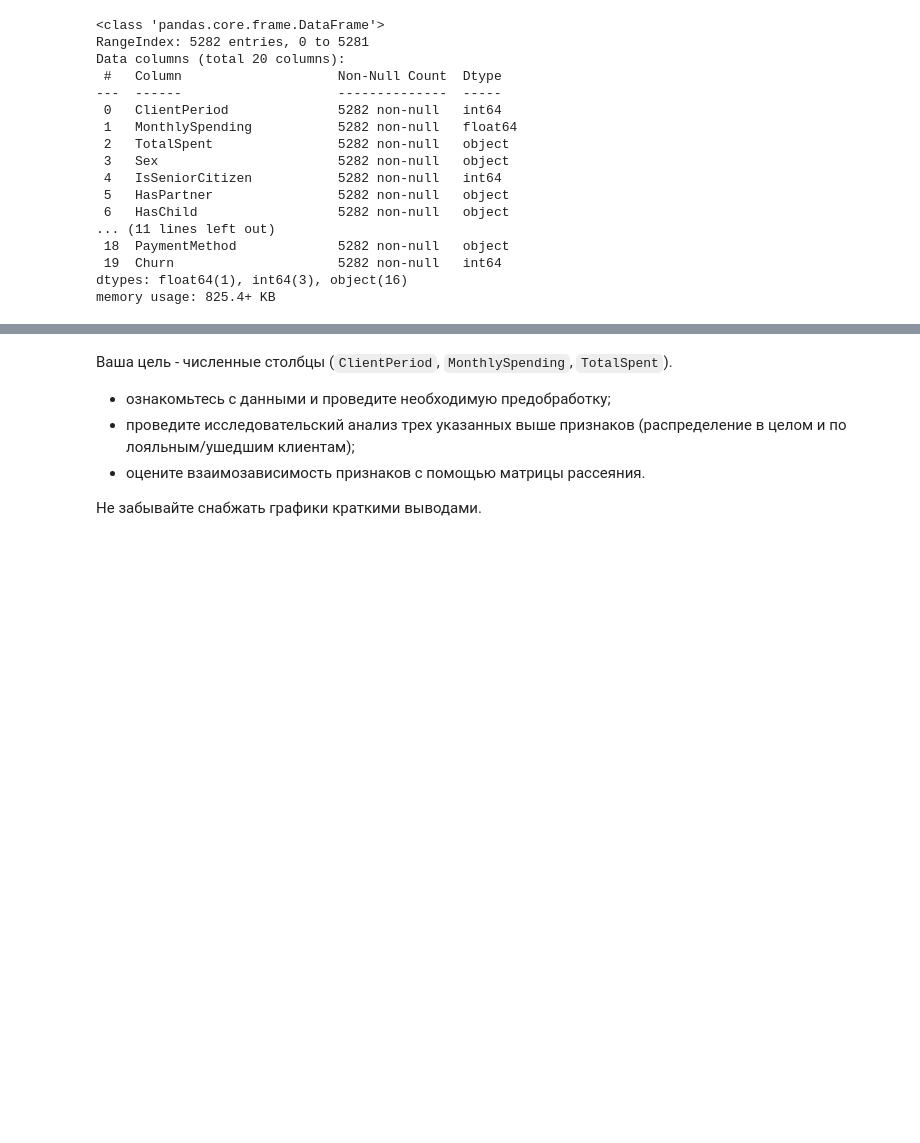
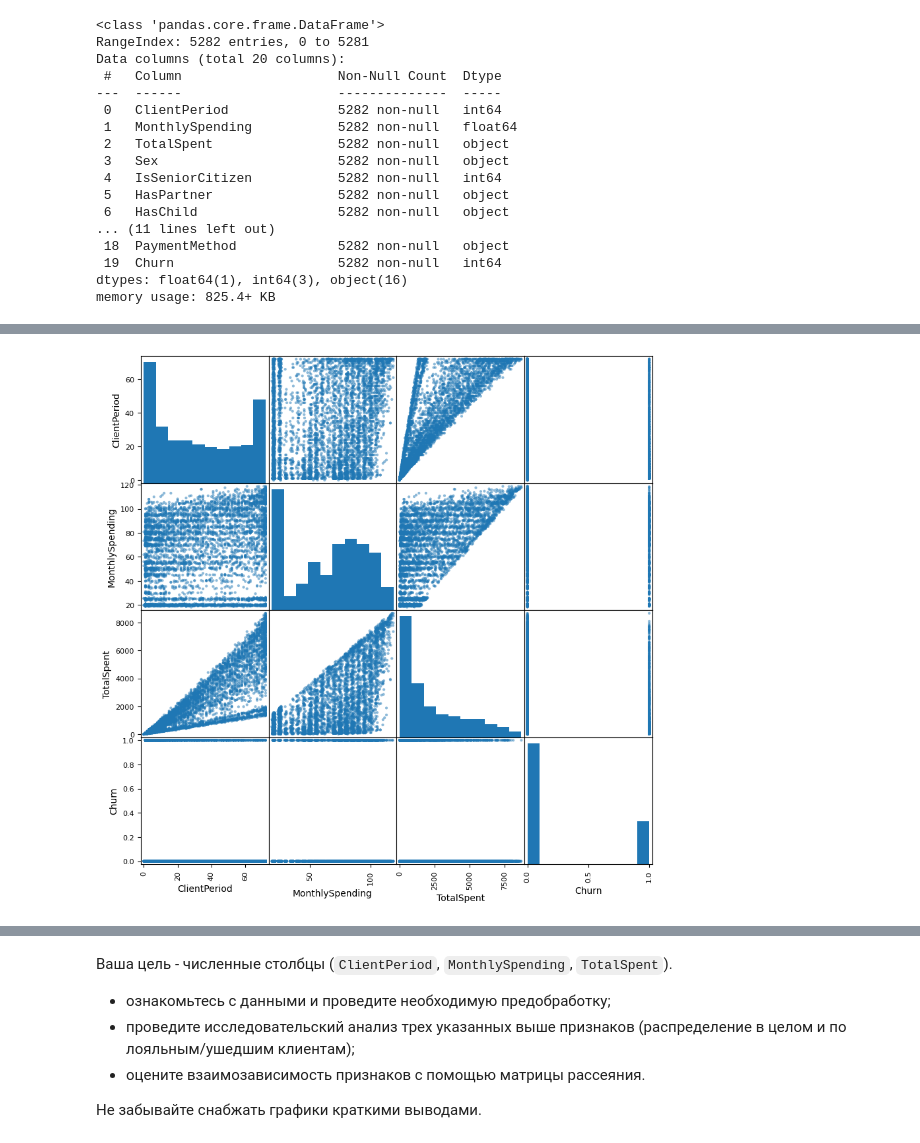
Before and after one commit to brunoyamtest/SC420-3007-1, a Jupyter notebook: 04 - eda.ipynb, the cells around one changed output, grey strips where cells are left out. Cells and saved outputs as stored; diff of their text form; code cells hidden in the pictures; blank space fills up the shorter version.

```diff
--- a/04 - eda.ipynb
+++ b/04 - eda.ipynb
@@ -391,7 +418,10 @@ df.head()
 | 3 | 32 | 79.30 | 2570 | Female | 1 | Yes | No | ... |
 | 4 | 60 | 115.25 | 6758.45 | Female | 0 | Yes | Yes | ... |
 # %%
-df.info()
+df_clean = df.copy()
+df_clean.isna()
+#
+df_clean.info()
 # %% [output]
 <class 'pandas.core.frame.DataFrame'>
 RangeIndex: 5282 entries, 0 to 5281
@@ -410,3 +440,9 @@ Data columns (total 20 columns):
  19  Churn                     5282 non-null   int64
 dtypes: float64(1), int64(3), object(16)
 memory usage: 825.4+ KB
+# %%
+# Из info() стало известно что интересующий нас столец 'TotalSpent' имеет тип object,
+#и далее при попытке преоббраования в числовой тип ббыло ее выявено что в некоторых строках есть пробелы.
+# Заменяем проелы на 0, и преобрауем в 'float'
+df_clean['TotalSpent'] = df_clean['TotalSpent'].apply(lambda x: x.replace(' ', '0')).astype('float')
+df_clean.info()
@@ -413,6 +467,7 @@ memory usage: 825.4+ KB
 # %%
-df = df.drop(['HasPartner', 'HasChild', 'HasPhoneService', 'HasMultiplePhoneNumbers', 'HasInternetService',
+# Удаление явно не нужных столбцов
+df_clean = df_clean.drop(['HasPartner', 'HasChild', 'HasPhoneService', 'HasMultiplePhoneNumbers', 'HasInternetService',
               'HasOnlineSecurityService', 'HasOnlineBackup', 'HasDeviceProtection',
               'HasTechSupportAccess', 'HasOnlineTV', 'HasMovieSubscription', 'HasContractPhone', 'IsBillingPaperless'], axis=1)
-df
+df_clean
 # %% [output]
@@ -419,0 +487,5 @@ KeyError: "['HasPartner', 'HasChild', 'HasPhoneService', 'HasMultiplePhoneNumber
+# %%
+import seaborn as sns
+pd.plotting.scatter_matrix(df_clean[['ClientPeriod', 'MonthlySpending', 'TotalSpent', 'Churn']], figsize=(10, 10));
+# %% [output]
+[figure, added]
```
Also changed, not shown: parts of 19 cells of this notebook, 1 other file.
